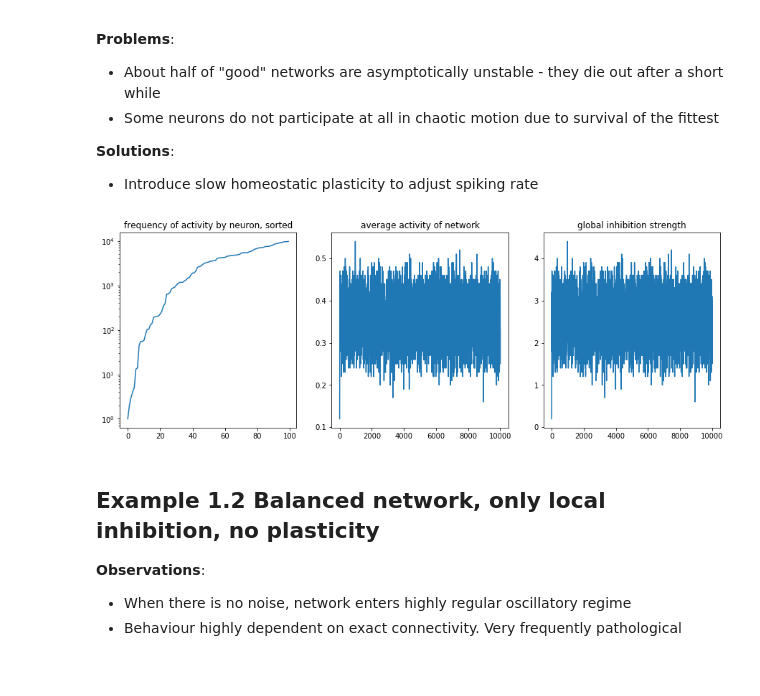
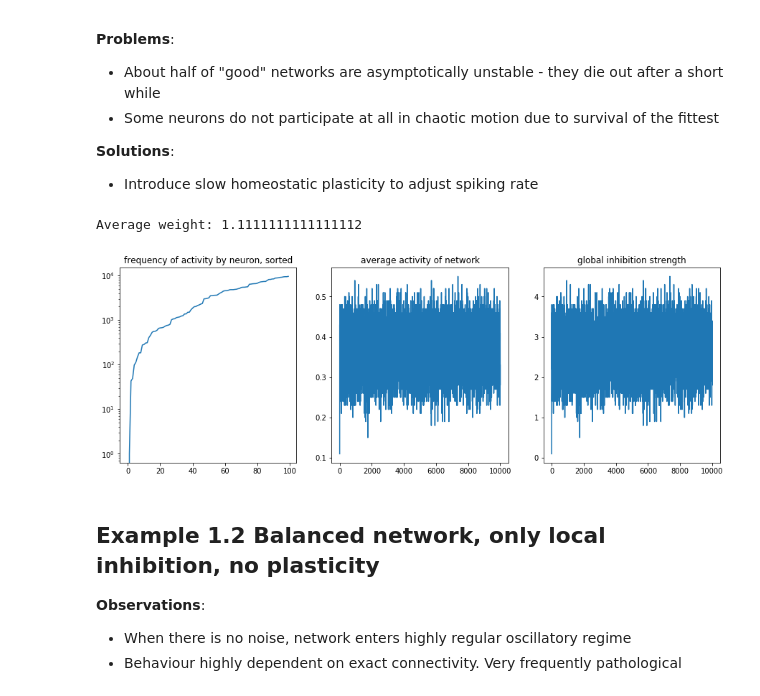
Before and after one commit to aleksejs-fomins/memory-hippo-ca3, a Jupyter notebook: self-contained/reservoir/reservoir-discrete.ipynb, the cells around one changed output. Saved outputs shown, nothing was run; the diff lists cells and outputs as text; code cells hidden in the pictures.

```diff
--- a/self-contained/reservoir/reservoir-discrete.ipynb
+++ b/self-contained/reservoir/reservoir-discrete.ipynb
@@ -43,9 +57,9 @@ def computeG(x, p):
     return np.max((0.0, newG))  # Global inhibition can't be negative
 
 # Equation for neuron update
-def computeX(x, G, M, T, p):
+def computeX(x, G, W, T, p):
     nu = np.random.exponential(p['nu_avg'], p['N'])
-    return (M.dot(x) + nu - G - T >= 1).astype(int)
+    return (W.dot(x) + nu - G - T >= 1).astype(int)
 
 ###############
 # Initialization
@@ -57,9 +71,9 @@ p = {
     "eta_G"     : 10.0,  # Global inhibition - rate
     "nu_avg"    : 0.1,   # Neuronal Noise - average
     "T0"        : 1.0,   # Average threshold
-    "sparcity"  : 0.1    # Ratio of number of existing connections to all-to-all
+    "p_conn"    : 0.1    # Connection probability
 }
-p['W0'] = 1.1 * p['T0'] / ((p['N'] - 1) * p['x_G'] * p['sparcity'])
+p['W0'] = 1.1 * p['T0'] / ((p['N'] - 1) * p['x_G'] * p['p_conn'])
 
 # Initial values for variables
 x = (np.random.uniform(0, 1, p['N']) < p['x_G']).astype(int)
@@ -67,44 +81,44 @@ T = np.random.uniform(0.9 * p['T0'], 1.1 * p['T0'], p['N'])
 G = computeG(x, p)
 
 # Connectivity matrix
-M = randMat(p['N'], p['N'], p['sparcity'], p['W0'], 0.1)
-np.fill_diagonal(M, 0)  # No self-connections allowed
+W = spRandUMat([p['N'], p['N']], [0.9*p['W0'], 1.1*p['W0']], p['p_conn'], withDiag=False)
 
-# # Plot connectivity
-# print('Average weight:', p['W0'])
+# Plot connectivity
+print('Average weight:', p['W0'])
 # plt.figure()
 # plt.imshow(M)
 # plt.show()
 
 
 ###############
 # Simulation
 ###############
 
 N_STEP = 10000
 
 x_hist = np.zeros((N_STEP, p['N']))
 x_hist[0] = x
 
 G_hist = np.zeros(N_STEP)
 G_hist[0] = G
 
 for i in range(N_STEP-1):
-    x = computeX(x, G, M, T, p)
+    x = computeX(x, G, W, T, p)
     G = computeG(x, p)
     x_hist[i+1] = x
     G_hist[i+1] = G
 
 fig, ax = plt.subplots(ncols=3, figsize=(15,5))
 ax[0].semilogy(np.sort(np.sum(x_hist, axis=0)))
 ax[1].plot(np.sum(x_hist, axis=1) / p['N'])
 ax[2].plot(G_hist)
 ax[0].set_title("frequency of activity by neuron, sorted")
 ax[1].set_title("average activity of network")
 ax[2].set_title("global inhibition strength")
 plt.show()
 # %% [output]
+Average weight: 1.1111111111111112
-[figure, old version]
+[figure, new version]
 # %% [markdown]
 ## Example 1.2 Balanced network, only local inhibition, no plasticity
 
```
Also changed, not shown: parts of 10 cells of this notebook, 2 other files.
